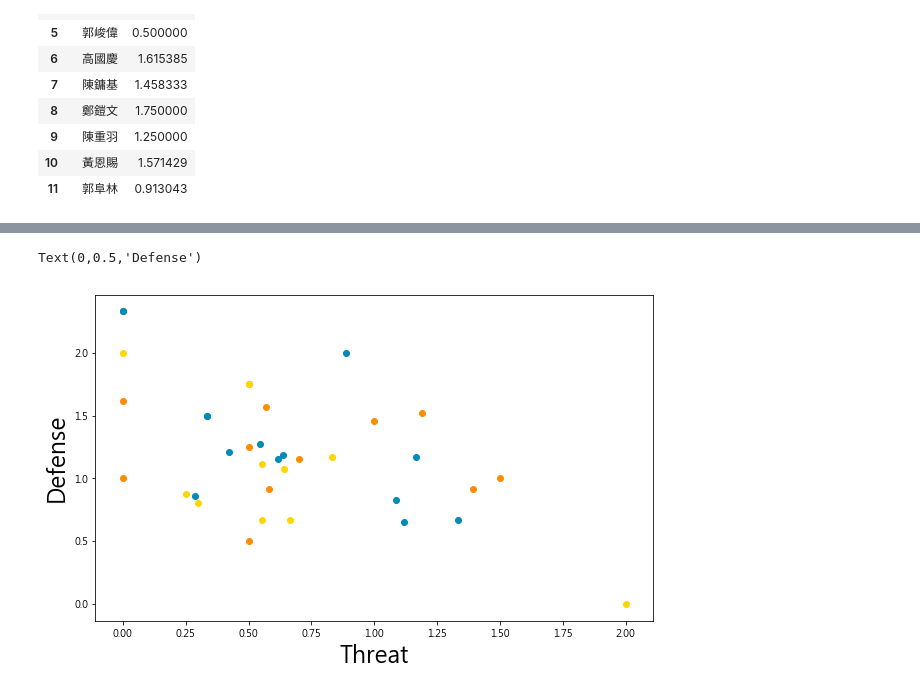
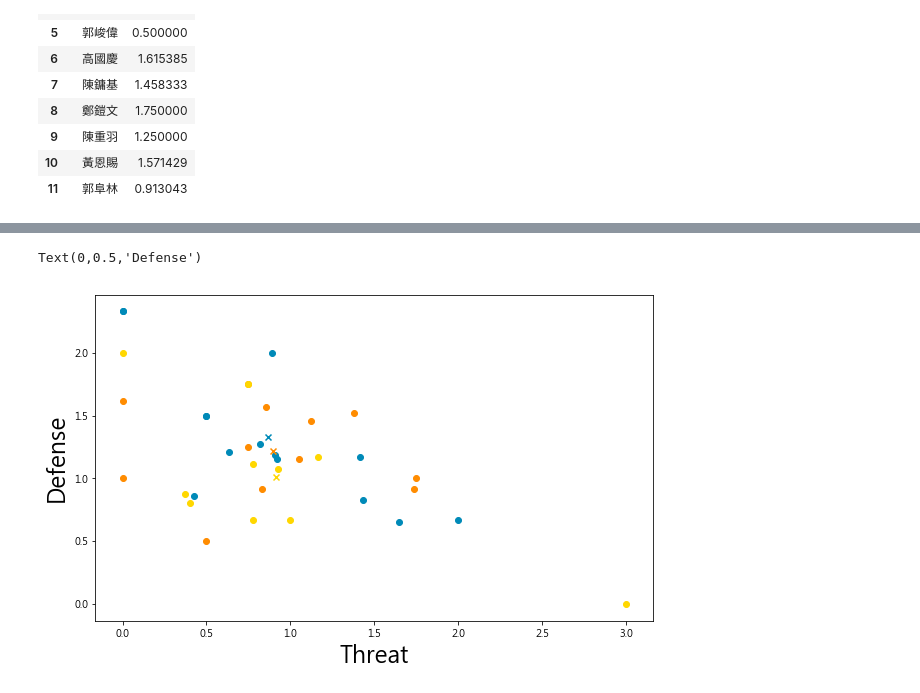
Before and after one commit to ShiNSanity75/Data_Visualization, a Jupyter notebook: Final/羅力_Mike Loree.ipynb, the cells around one changed output, grey strips where cells are left out. Drawn from its saved outputs; the diff is of its cells as text; code cells hidden in the pictures.

```diff
--- a/Final/羅力_Mike Loree.ipynb
+++ b/Final/羅力_Mike Loree.ipynb
@@ -172,5 +174,6 @@ Loree_2018U_Th
 # %%
-temp = (Loree_2018U_Th['H']-Loree_2018U_Th['HR'])*2+Loree_2018U_Th['HR']*8+Loree_2018U_Th['BB']+Loree_2018U_Th['IBB']+Loree_2018U_Th['HBP']
+#計算威脅指標
+temp = (Loree_2018U_Th['H']-Loree_2018U_Th['HR'])*3+Loree_2018U_Th['HR']*8+Loree_2018U_Th['BB']+Loree_2018U_Th['IBB']+Loree_2018U_Th['HBP']
 pmet = Loree_2018U_Th['AB'] + Loree_2018U_Th['BB']+Loree_2018U_Th['IBB']+Loree_2018U_Th['HBP']
 #Loree_2018U_Th.insert(7, 'Threat', temp)
 Loree_2018U_Th['Threat'] = temp/pmet
@@ -320,7 +349,7 @@ Loree_2018B[['AB', 'H', 'HR', 'BB', 'IBB', 'HBP', 'SO', 'AVG']] = Loree_2018B[['
 
 #-------------------------------------------------------------------------------------#
 Loree_2018L_Th = Loree_2018L[['PLAYER', 'AB', 'H', 'HR', 'BB', 'IBB', 'HBP']].copy()
-temp = (Loree_2018L_Th['H']-Loree_2018L_Th['HR'])*2+Loree_2018L_Th['HR']*8+Loree_2018L_Th['BB']+Loree_2018L_Th['IBB']+Loree_2018L_Th['HBP']
+temp = (Loree_2018L_Th['H']-Loree_2018L_Th['HR'])*3+Loree_2018L_Th['HR']*8+Loree_2018L_Th['BB']+Loree_2018L_Th['IBB']+Loree_2018L_Th['HBP']
 pmet = Loree_2018L_Th['AB'] + Loree_2018L_Th['BB']+Loree_2018L_Th['IBB']+Loree_2018L_Th['HBP']
 Loree_2018L_Th['Threat'] = temp/pmet
 Loree_2018L_Th = Loree_2018L_Th[['PLAYER','Threat']]
@@ -335,7 +364,7 @@ Loree_2018L_TD = pd.merge(Loree_2018L_Th, Loree_2018L_De, how='inner')
 
 #-------------------------------------------------------------------------------------#
 Loree_2018B_Th = Loree_2018B[['PLAYER', 'AB', 'H', 'HR', 'BB', 'IBB', 'HBP']].copy()
-temp = (Loree_2018B_Th['H']-Loree_2018B_Th['HR'])*2+Loree_2018B_Th['HR']*8+Loree_2018B_Th['BB']+Loree_2018B_Th['IBB']+Loree_2018B_Th['HBP']
+temp = (Loree_2018B_Th['H']-Loree_2018B_Th['HR'])*3+Loree_2018B_Th['HR']*8+Loree_2018B_Th['BB']+Loree_2018B_Th['IBB']+Loree_2018B_Th['HBP']
 pmet = Loree_2018B_Th['AB'] + Loree_2018B_Th['BB']+Loree_2018B_Th['IBB']+Loree_2018B_Th['HBP']
 Loree_2018B_Th['Threat'] = temp/pmet
 Loree_2018B_Th = Loree_2018B_Th[['PLAYER','Threat']]
@@ -347,5 +376,5 @@ Loree_2018B_De['Defense'] = temp/pmet
 Loree_2018B_De = Loree_2018B_De[['PLAYER','Defense']]
 
 Loree_2018B_TD = pd.merge(Loree_2018B_Th, Loree_2018B_De, how='inner')
-Loree_2018L_TD
+Loree_2018L
 # %% [output]
@@ -381,18 +424,24 @@ Loree_2018B_TD
 # %%
 fig = plt.figure(figsize=(10,6))
 x = Loree_2018U_TD['Threat']
 y = Loree_2018U_TD['Defense']
 
 a = Loree_2018L_TD['Threat']
 b = Loree_2018L_TD['Defense']
 
 i = Loree_2018B_TD['Threat']
 j = Loree_2018B_TD['Defense']
+
 plt.scatter(x, y, c='#FF8C00')
 plt.scatter(a, b, c='#008AB8')
 plt.scatter(i, j, c='#FFD700')
+
+plt.scatter(Loree_2018U_TD.mean()['Threat'], Loree_2018U_TD.mean()['Defense'], c='#FF8C00', marker='x')
+plt.scatter(Loree_2018L_TD.mean()['Threat'], Loree_2018L_TD.mean()['Defense'], c='#008AB8', marker='x')
+plt.scatter(Loree_2018B_TD.mean()['Threat'], Loree_2018B_TD.mean()['Defense'], c='#FFD700', marker='x')
+
 plt.xlabel('Threat', fontsize=23)
 plt.ylabel('Defense', fontsize=23)
 # %% [output]
 Text(0,0.5,'Defense')
-[figure, old version]
+[figure, new version]
```
Also changed, not shown: parts of 21 cells of this notebook.
